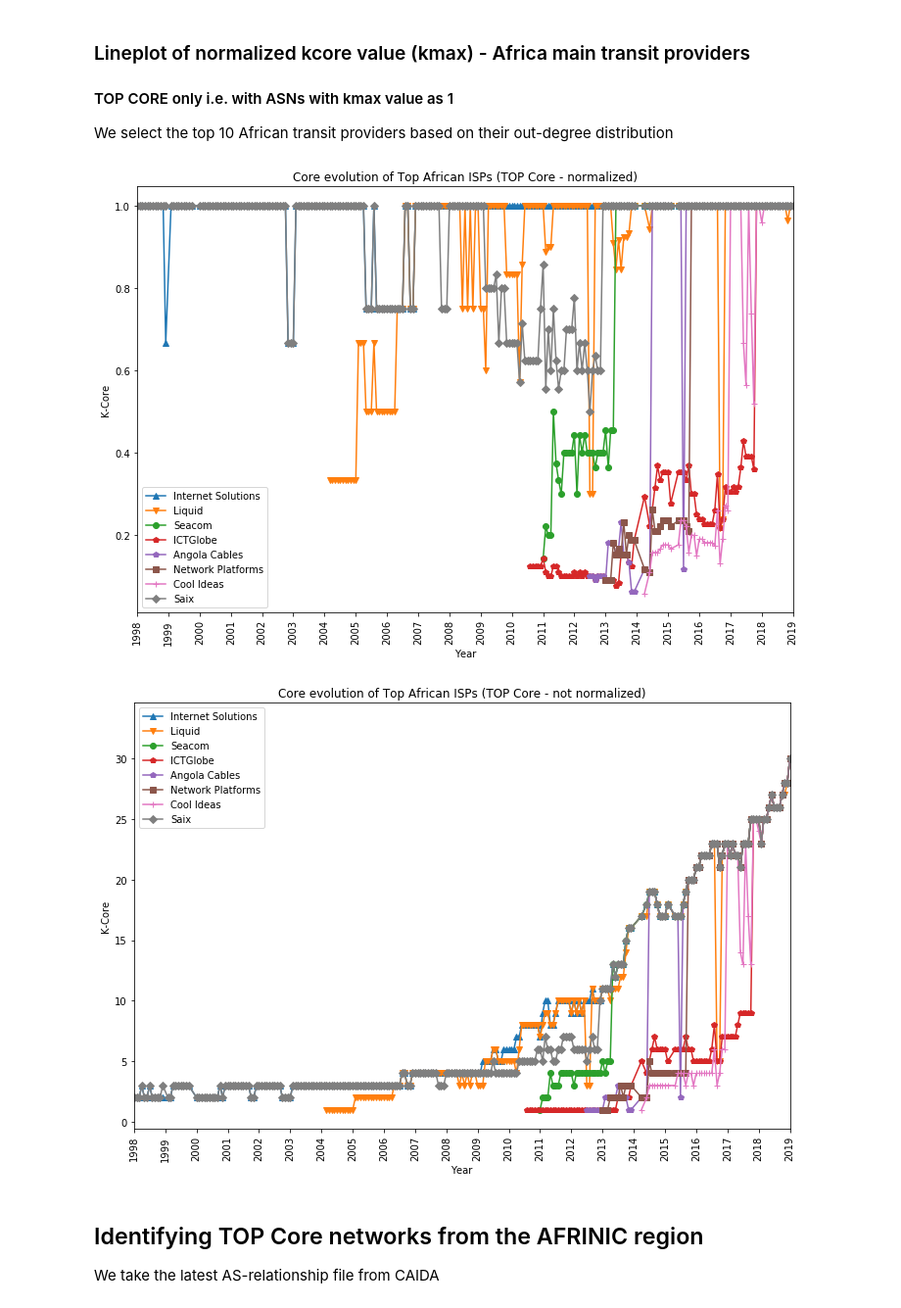
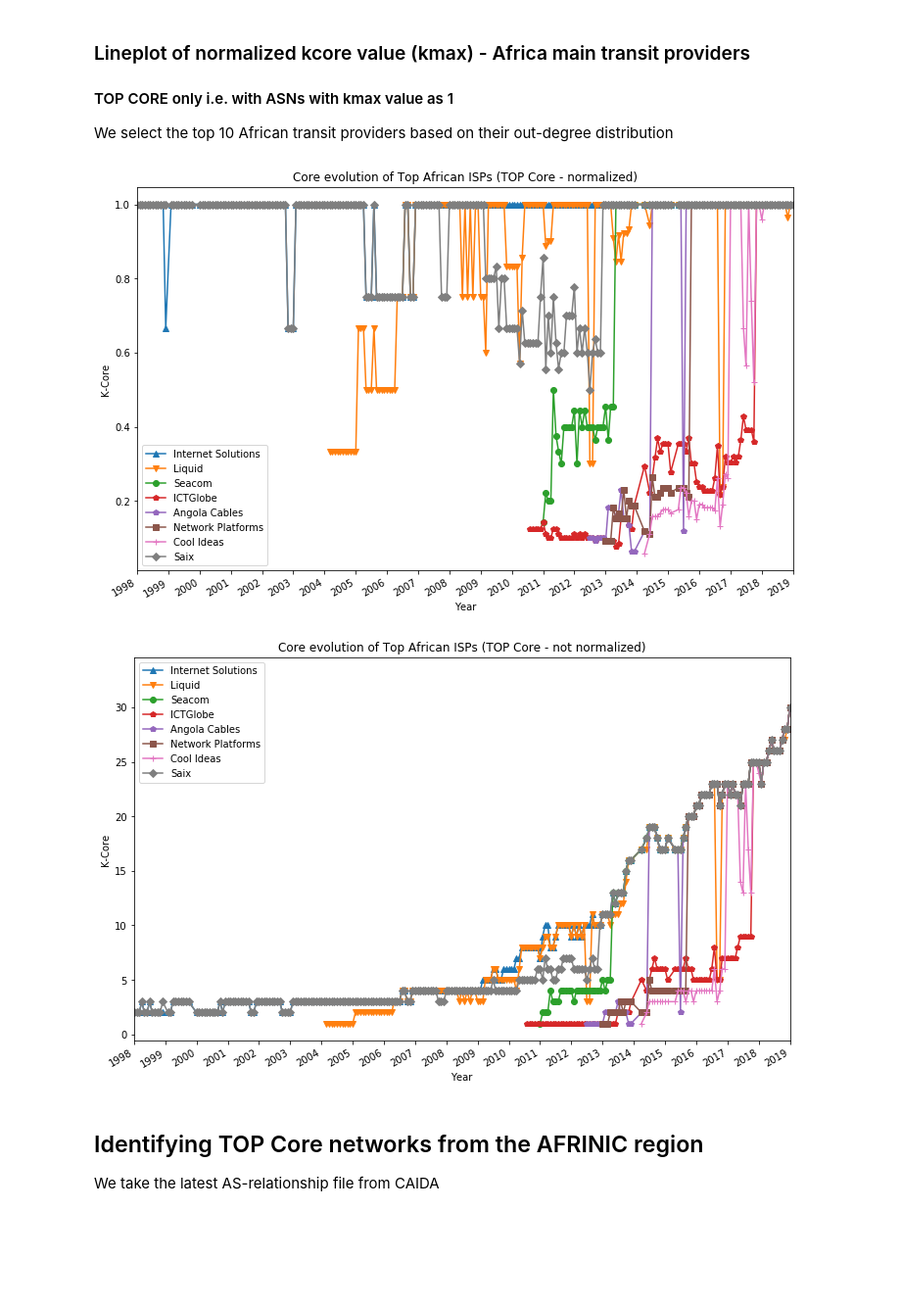
Before and after one commit to AFRINIC-Labs/internet-consolidation-africa, a Jupyter notebook: K-Core/k-core-africa.ipynb, the cells around one changed output. Shown: that part at 98% size. Saved outputs shown, nothing was run; the diff lists cells and outputs as text; code cells hidden in the pictures; blank space fills up the shorter version.

```diff
--- a/K-Core/k-core-africa.ipynb
+++ b/K-Core/k-core-africa.ipynb
@@ -274,31 +295,33 @@ We select the top 10 African transit providers based on their out-degree distrib
 # %%
 fig, ax = plt.subplots(figsize=(12, 8))
 
 for asn in top_kcore_africa.keys():
     data = df_kcore.loc[df_kcore.network == asn].sort_values(by=['date'])
     label = top_kcore_africa[asn][0]
 #     ax = data.plot(ax=ax, kind='line', x='date', y='kmax', label=label)
     ax.plot(data.index.values, data.kmax.values, top_kcore_africa[asn][2], label=label)
 
 # Format the x axis
 ax.xaxis.set_major_locator(mdates.YearLocator())
 ax.xaxis.set_major_formatter(DateFormatter("%Y"))
 
 # # round to nearest years.
 datemin = np.datetime64(df_kcore.index.values[0], 'Y')
 datemax = np.datetime64(df_kcore.index.values[-1], 'Y')
 ax.set_xlim(datemin, datemax)
 
 plt.ylabel('K-Core')
 plt.xlabel('Year')
-plt.xticks(rotation='vertical')
+#plt.xticks(rotation='vertical')
+fig.autofmt_xdate()
+
 
 plt.title('Core evolution of Top African ISPs (TOP Core - normalized)')
 plt.legend(loc='best')
 plt.savefig('plots/kmax_evolution_africa_top_core.png')
 plt.show()
 # %% [output]
-[figure, old version]
+[figure, new version]
 # %%
 fig, ax = plt.subplots(figsize=(12, 8))
 
@@ -319,14 +342,16 @@ ax.set_xlim(datemin, datemax)
 
 plt.ylabel('K-Core')
 plt.xlabel('Year')
-plt.xticks(rotation='vertical')
+#plt.xticks(rotation='vertical')
+fig.autofmt_xdate()
+
 
 plt.title('Core evolution of Top African ISPs (TOP Core - not normalized)')
 plt.legend(loc='best')
 plt.savefig('plots/kcore_evolution_africa_top_core.png')
 plt.show()
 # %% [output]
-[figure, old version]
+[figure, new version]
 # %% [markdown]
 ## Identifying TOP Core networks from the AFRINIC region
 We take the latest AS-relationship file from CAIDA
```
Also changed, not shown: parts of 15 cells of this notebook, 5 other files.
